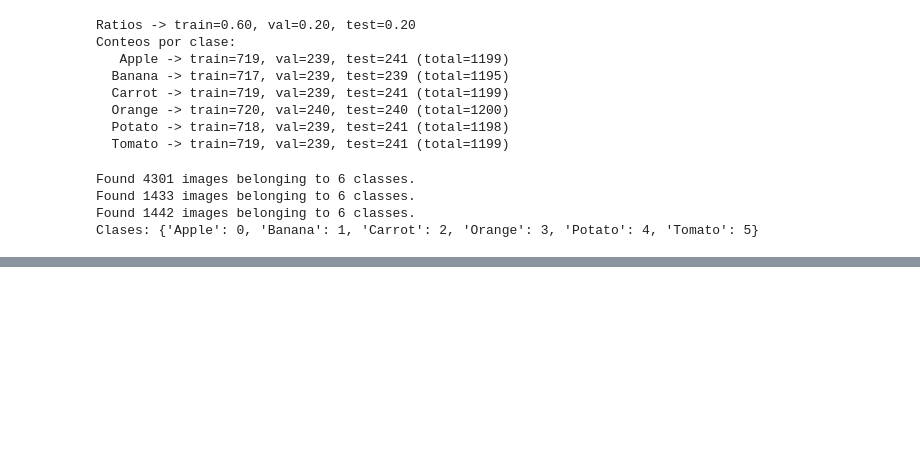
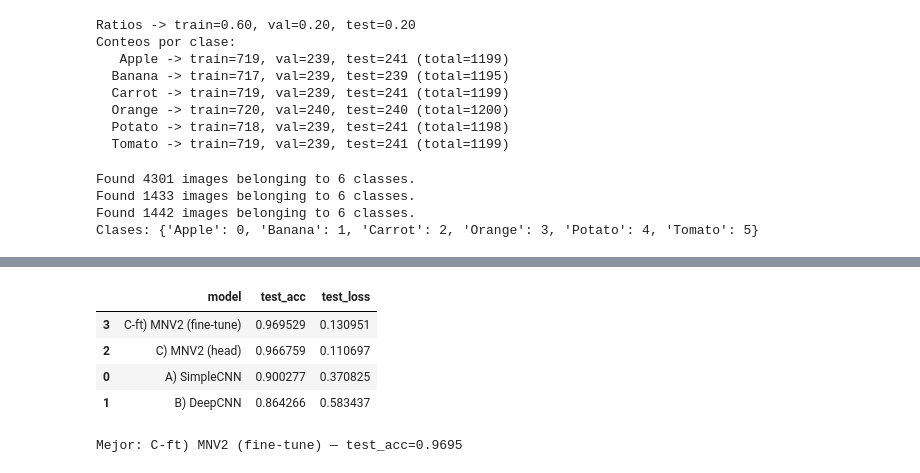
Before and after one commit to DanielCalderon97/Proyecto_Final_Text_Minning_Image, a Jupyter notebook: ProyectoFinal_Parte2.ipynb, the cells around one changed output, grey strips where cells are left out. Saved outputs shown, nothing was run; the diff lists cells and outputs as text; code cells hidden in the pictures; blank space fills up the shorter version.

```diff
--- a/ProyectoFinal_Parte2.ipynb
+++ b/ProyectoFinal_Parte2.ipynb
@@ -357,0 +764,20 @@ weighted avg       0.86      0.85      0.85      1442
+# %%
+# Comparación y conclusión
+results = [
+    dict(model="A) SimpleCNN", test_acc=acc_A,  test_loss=loss_A),
+    dict(model="B) DeepCNN",   test_acc=acc_B,  test_loss=loss_B),
+    dict(model="C) MNV2 (head)", test_acc=acc_C,  test_loss=loss_C),
+    dict(model="C-ft) MNV2 (fine-tune)", test_acc=acc_Cft, test_loss=loss_Cft),
+]
+df = pd.DataFrame(results).sort_values("test_acc", ascending=False)
+display(df)
+
+best = df.iloc[0]
+print(f"Mejor: {best['model']} — test_acc={best['test_acc']:.4f}")
+# %% [output]
+|  | model | test_acc | test_loss |
+| 3 | C-ft) MNV2 (fine-tune) | 0.969529 | 0.130951 |
+| 2 | C) MNV2 (head) | 0.966759 | 0.110697 |
+| 0 | A) SimpleCNN | 0.900277 | 0.370825 |
+| 1 | B) DeepCNN | 0.864266 | 0.583437 |
+Mejor: C-ft) MNV2 (fine-tune) — test_acc=0.9695
```
Also changed, not shown: parts of 11 cells of this notebook.
